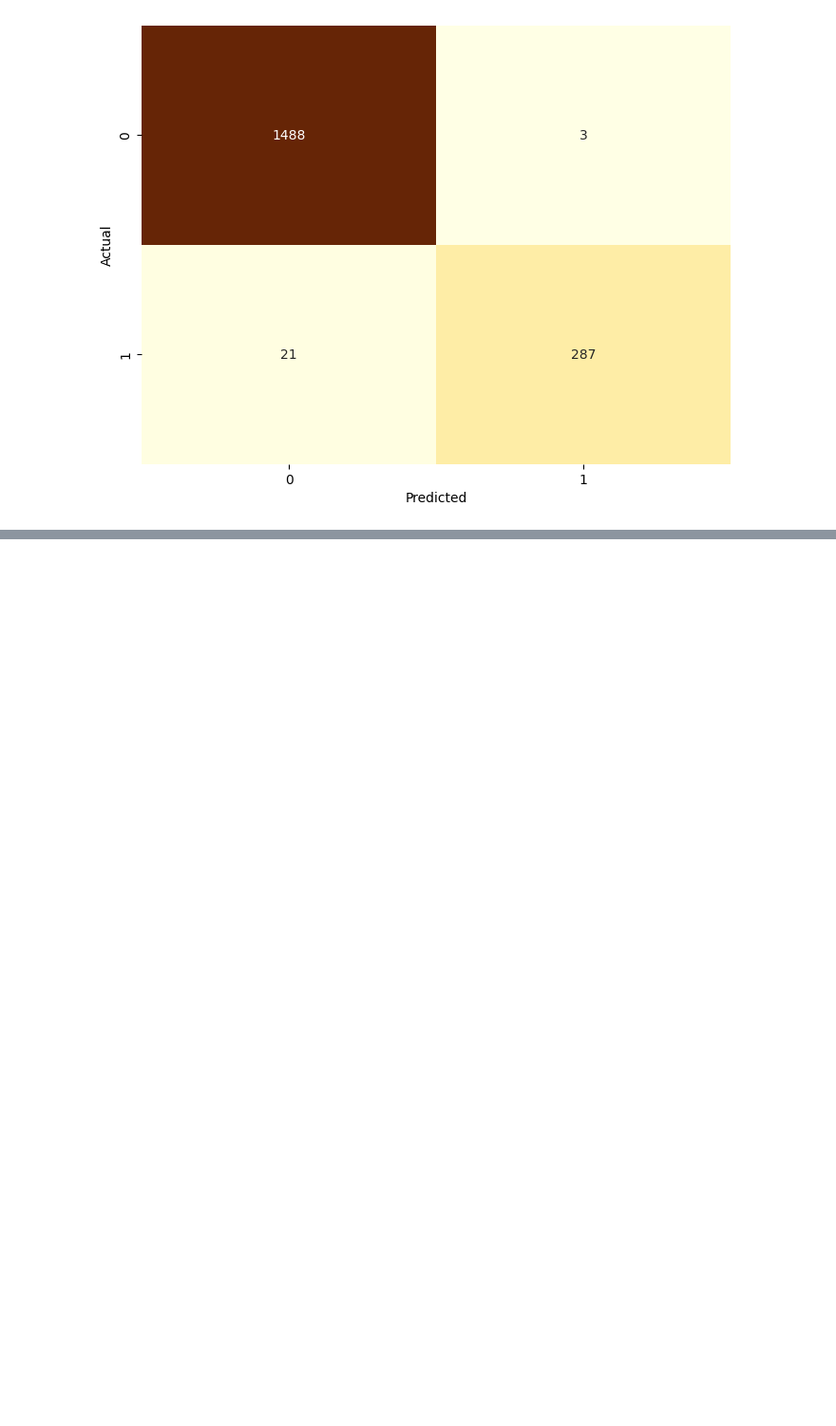
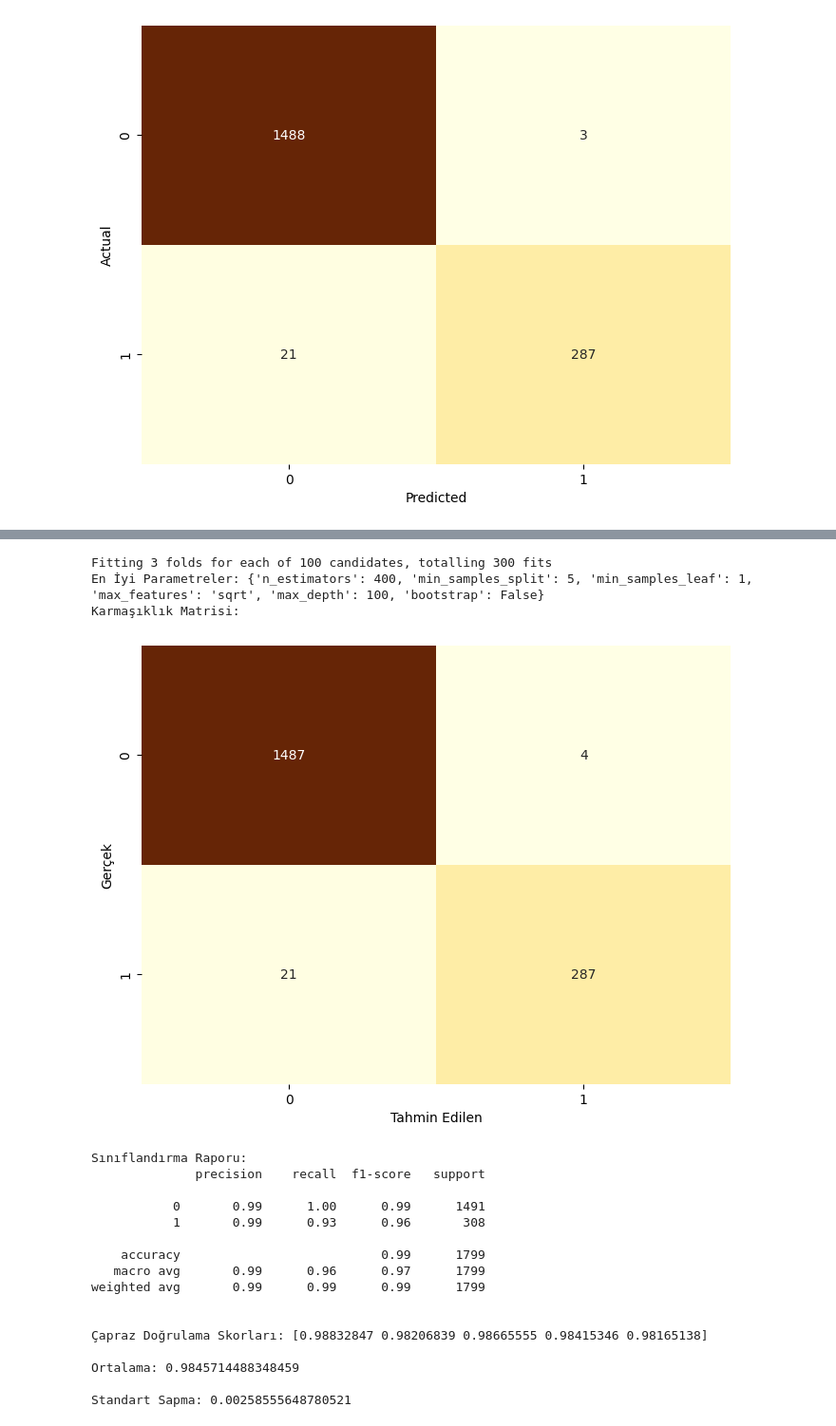
Before and after one commit to yusuffenes/GlobalAIHub_VeriAnalizi, a Jupyter notebook: HR_Capstone.ipynb, the cells around one changed output, grey strips where cells are left out. Shown at 95% size. Drawn from its saved outputs; the diff is of its cells as text; code cells hidden in the pictures; blank space fills up the shorter version.

```diff
--- a/HR_Capstone.ipynb
+++ b/HR_Capstone.ipynb
@@ -392,3 +377,70 @@ Ortalama: 0.9836541567048543
 
 Standart Sapma: 0.002883086701873982
 [figure]
+# %%
+from sklearn.model_selection import RandomizedSearchCV
+
+param_dist = {
+    'n_estimators': [int(x) for x in np.linspace(start=100, stop=2000, num=20)],
+    'max_depth': [int(x) for x in np.linspace(10, 110, num=11)] + [None],
+    'min_samples_split': [2, 5, 10],
+    'min_samples_leaf': [1, 2, 4],
+    'max_features': ['sqrt', 'log2', None],
+    'bootstrap': [True, False]
+}
+
+
+rf_model = RandomForestClassifier(random_state=42)
+
+
+rf_random = RandomizedSearchCV(estimator=rf_model, param_distributions=param_dist,
+                               n_iter=100, cv=3, verbose=2, random_state=42, n_jobs=-1)
+rf_random.fit(X_train, y_train)
+
+
+print(f"En İyi Parametreler: {rf_random.best_params_}")
+
+
+best_rf = rf_random.best_estimator_
+
+
+y_pred = best_rf.predict(X_test)
+
+
+print("Karmaşıklık Matrisi:")
+plt.figure(figsize=(8, 6))
+sns.heatmap(confusion_matrix(y_test, y_pred), annot=True, fmt="d", cmap="YlOrBr", cbar=False)
+plt.xlabel("Tahmin Edilen")
+plt.ylabel("Gerçek")
+plt.show()
+
+
+print("\nSınıflandırma Raporu:")
+print(classification_report(y_test, y_pred))
+
+
+cv_scores = cross_val_score(best_rf, X, y, cv=5)
+print('\nÇapraz Doğrulama Skorları:', cv_scores)
+print('\nOrtalama:', cv_scores.mean())
+print('\nStandart Sapma:', cv_scores.std())
+# %% [output]
+Fitting 3 folds for each of 100 candidates, totalling 300 fits
+En İyi Parametreler: {'n_estimators': 400, 'min_samples_split': 5, 'min_samples_leaf': 1, 'max_features': 'sqrt', 'max_depth': 100, 'bootstrap': False}
+Karmaşıklık Matrisi:
+[figure, added]
+Sınıflandırma Raporu:
+              precision    recall  f1-score   support
+
+           0       0.99      1.00      0.99      1491
+           1       0.99      0.93      0.96       308
+
+    accuracy                           0.99      1799
+   macro avg       0.99      0.96      0.97      1799
+weighted avg       0.99      0.99      0.99      1799
+
+
+Çapraz Doğrulama Skorları: [0.98832847 0.98206839 0.98665555 0.98415346 0.98165138]
+
+Ortalama: 0.9845714488348459
+
+Standart Sapma: 0.00258555648780521
```
Also changed, not shown: parts of 3 cells of this notebook.
